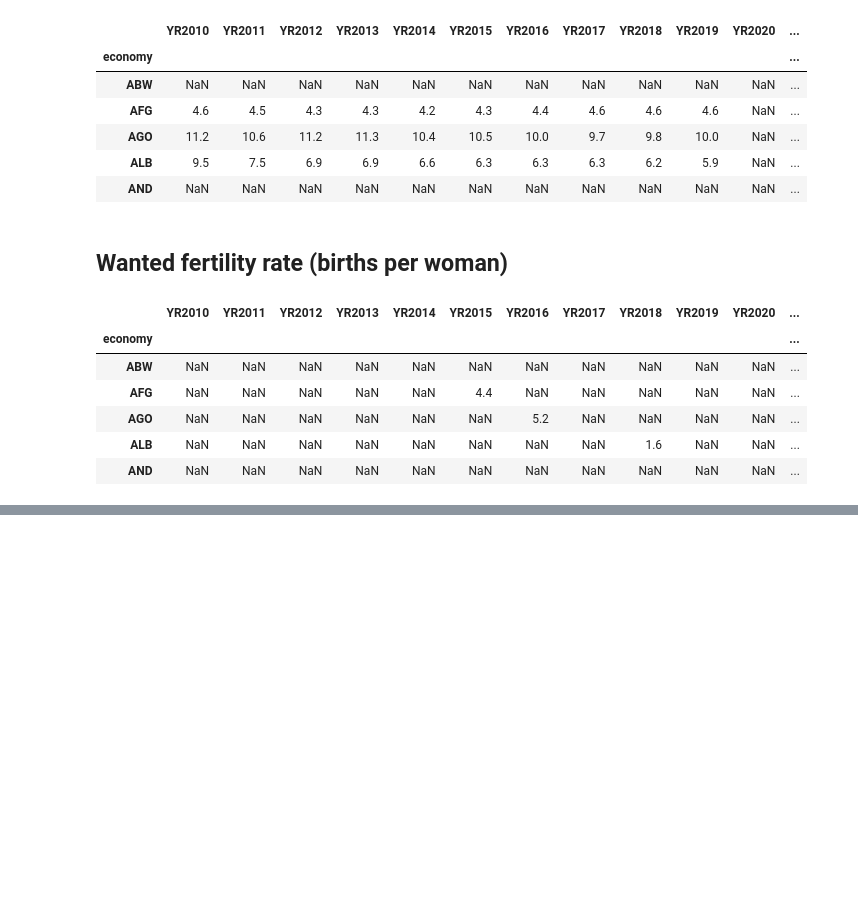
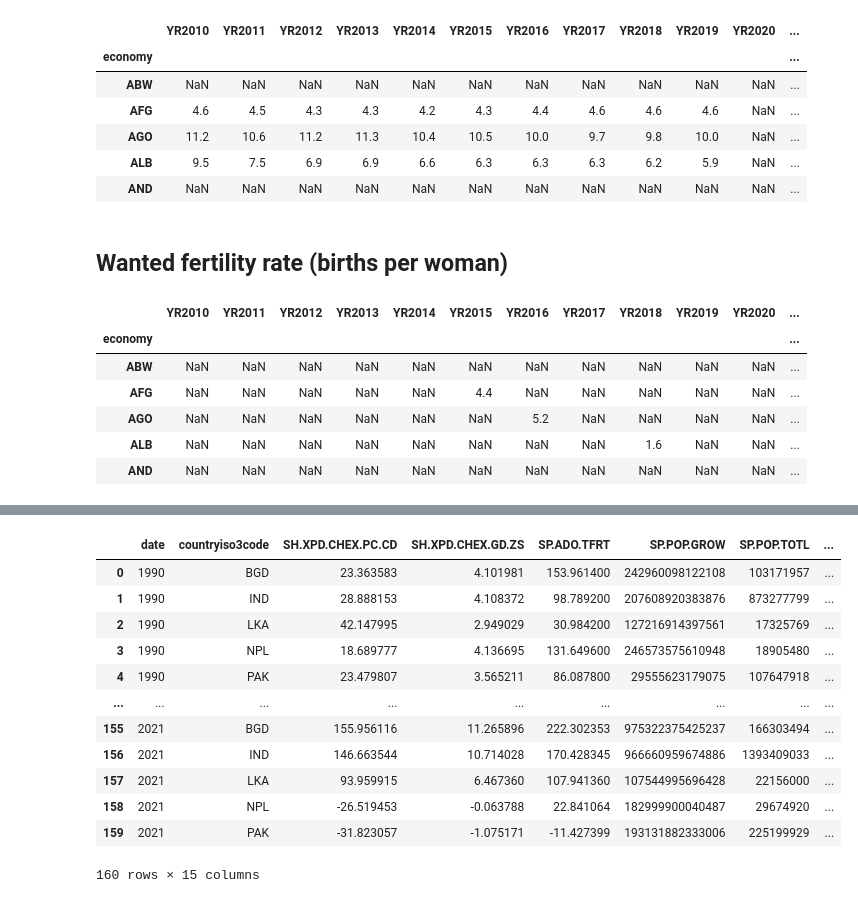
Before and after one commit to Brakions/Streamlit_test, a Jupyter notebook: test.ipynb, the cells around one changed output, grey strips where cells are left out. Drawn from its saved outputs; the diff is of its cells as text; code cells hidden in the pictures; blank space fills up the shorter version.

```diff
--- a/test.ipynb
+++ b/test.ipynb
@@ -545,0 +809,3 @@ wb.series.info()
+# %%
+afkc=pd.read_csv("SAS2.csv")
+afkc.tail()
@@ -545,0 +819,16 @@ wb.series.info()
+# %%
+afkc
+# %% [output]
+|  | date | countryiso3code | SH.XPD.CHEX.PC.CD | SH.XPD.CHEX.GD.ZS | SP.ADO.TFRT | SP.POP.GROW | SP.POP.TOTL | ... |
+| 0 | 1990 | BGD | 23.363583 | 4.101981 | 153.961400 | 242960098122108 | 103171957 | ... |
+| 1 | 1990 | IND | 28.888153 | 4.108372 | 98.789200 | 207608920383876 | 873277799 | ... |
+| 2 | 1990 | LKA | 42.147995 | 2.949029 | 30.984200 | 127216914397561 | 17325769 | ... |
+| 3 | 1990 | NPL | 18.689777 | 4.136695 | 131.649600 | 246573575610948 | 18905480 | ... |
+| 4 | 1990 | PAK | 23.479807 | 3.565211 | 86.087800 | 29555623179075 | 107647918 | ... |
+| ... | ... | ... | ... | ... | ... | ... | ... | ... |
+| 155 | 2021 | BGD | 155.956116 | 11.265896 | 222.302353 | 975322375425237 | 166303494 | ... |
+| 156 | 2021 | IND | 146.663544 | 10.714028 | 170.428345 | 966660959674886 | 1393409033 | ... |
+| 157 | 2021 | LKA | 93.959915 | 6.467360 | 107.941360 | 107544995696428 | 22156000 | ... |
+| 158 | 2021 | NPL | -26.519453 | -0.063788 | 22.841064 | 182999900040487 | 29674920 | ... |
+| 159 | 2021 | PAK | -31.823057 | -1.075171 | -11.427399 | 193131882333006 | 225199929 | ... |
+160 rows × 15 columns
```
Also changed, not shown: parts of 44 cells of this notebook, 10 other files.
